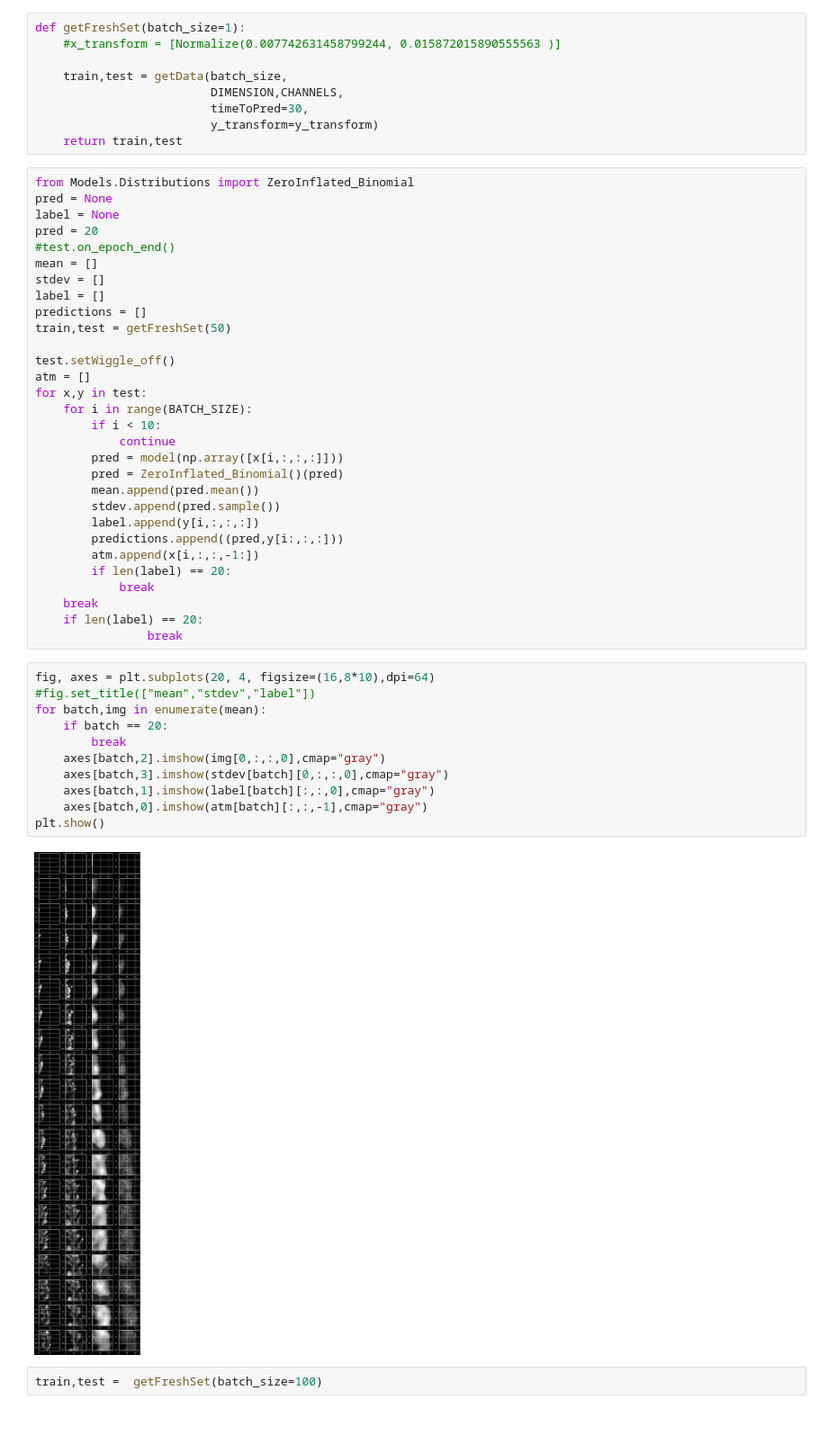
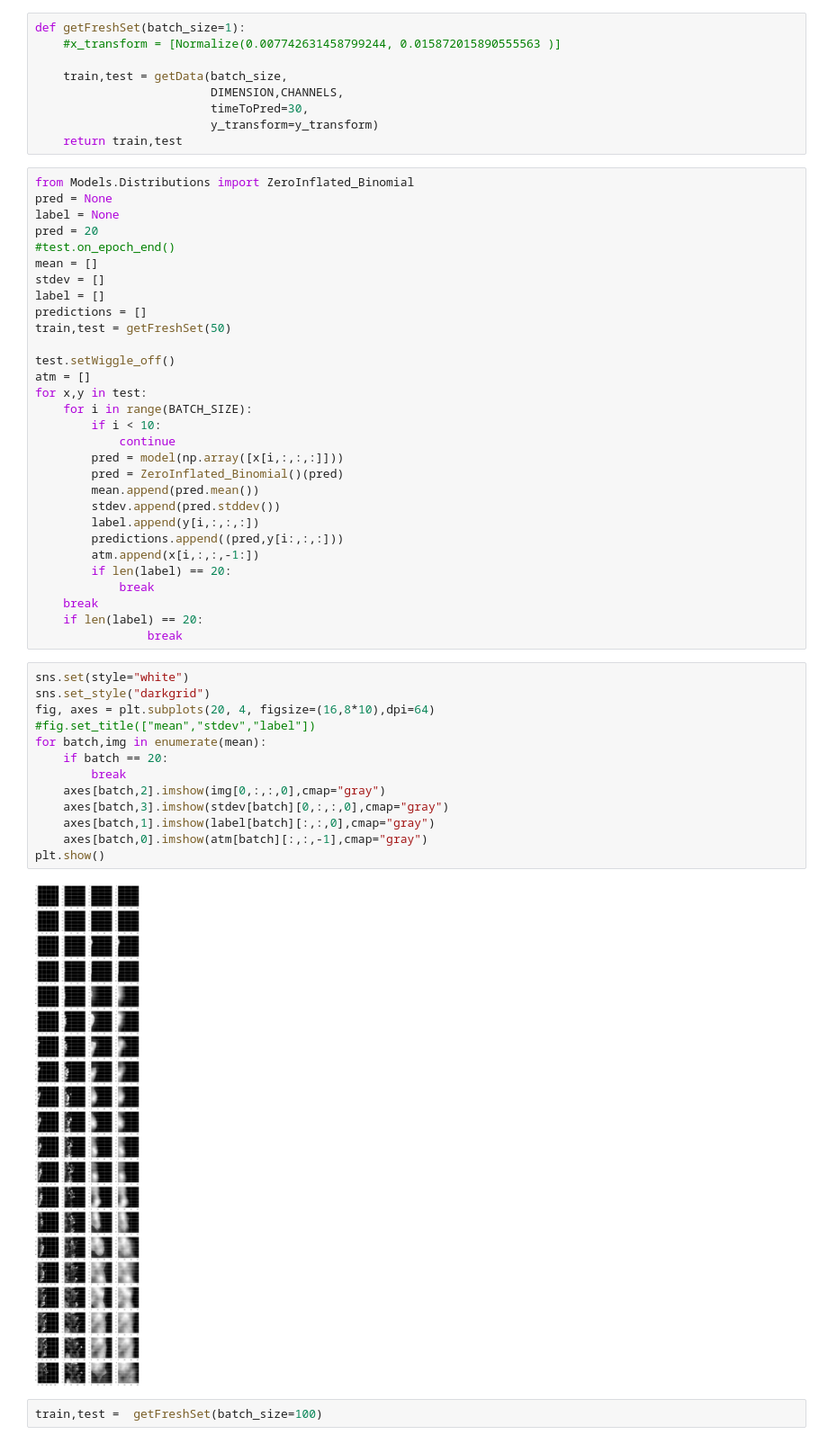
Before and after one commit to sichrist/DeepRain2, a Jupyter notebook: DeepRain_clean/ 30min_zeroInf_negative_Binomial_eval.ipynb, the cells around one changed output. Shown at 90% size. Drawn from its saved outputs; the diff is of its cells as text.

```diff
--- a/DeepRain_clean/ 30min_zeroInf_negative_Binomial_eval.ipynb
+++ b/DeepRain_clean/ 30min_zeroInf_negative_Binomial_eval.ipynb
@@ -86,7 +86,7 @@ for x,y in test:
         pred = model(np.array([x[i,:,:,:]]))
         pred = ZeroInflated_Binomial()(pred)
         mean.append(pred.mean())
-        stdev.append(pred.sample())
+        stdev.append(pred.stddev())
         label.append(y[i,:,:,:])
         predictions.append((pred,y[i:,:,:]))
         atm.append(x[i,:,:,-1:])
@@ -96,18 +96,20 @@ for x,y in test:
     if len(label) == 20:
                 break
 # %%
+sns.set(style="white")
+sns.set_style("darkgrid")
 fig, axes = plt.subplots(20, 4, figsize=(16,8*10),dpi=64)
 #fig.set_title(["mean","stdev","label"])
 for batch,img in enumerate(mean):
     if batch == 20:
         break
     axes[batch,2].imshow(img[0,:,:,0],cmap="gray")
     axes[batch,3].imshow(stdev[batch][0,:,:,0],cmap="gray")
     axes[batch,1].imshow(label[batch][:,:,0],cmap="gray")
     axes[batch,0].imshow(atm[batch][:,:,-1],cmap="gray")
 plt.show()
 # %% [output]
-[figure, old version]
+[figure, new version]
 # %%
 train,test =  getFreshSet(batch_size=100)
 # %%
```
Also changed, not shown: parts of 12 cells of this notebook, 6 other files.
